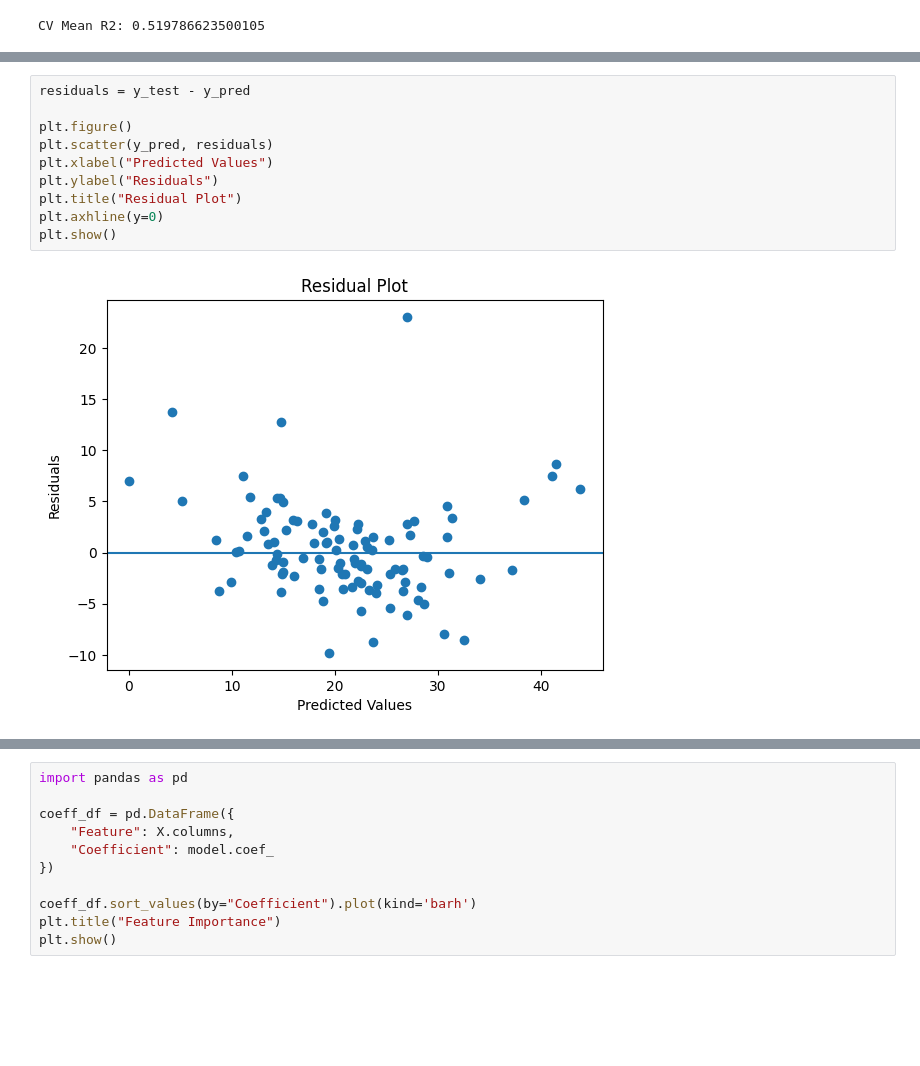
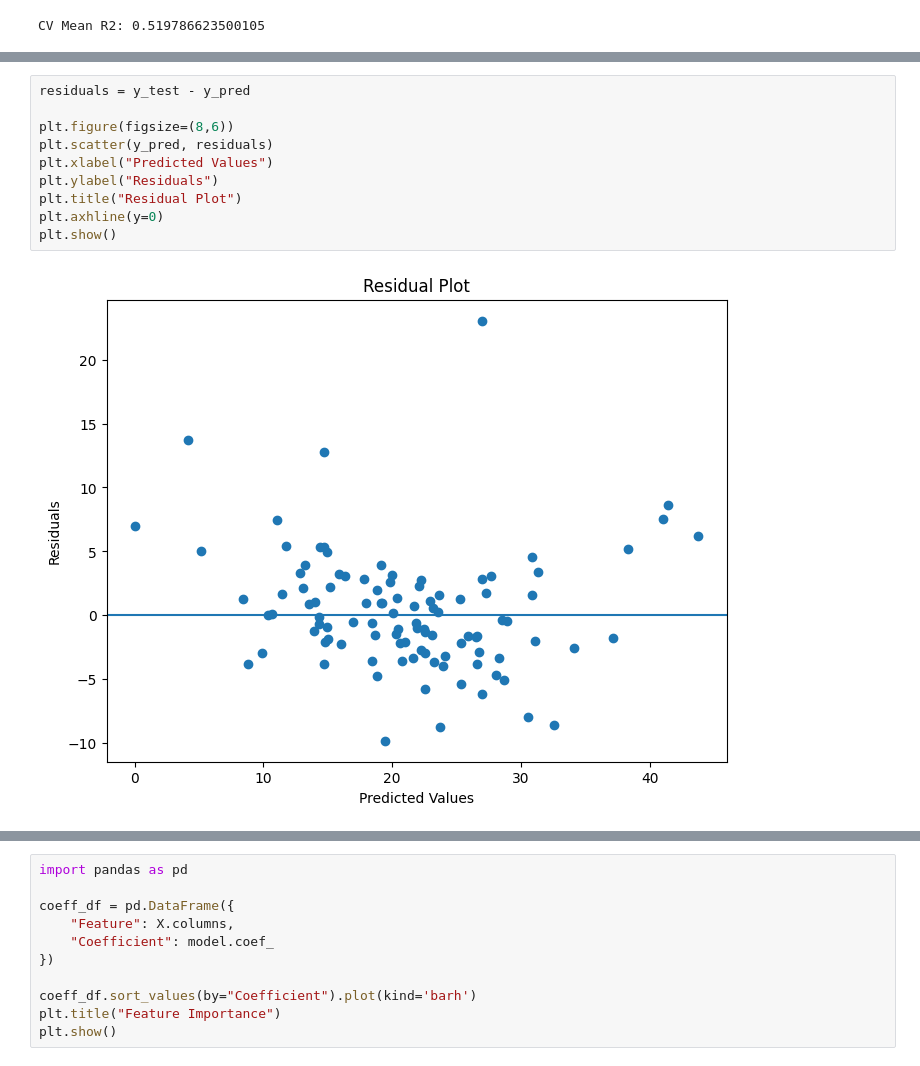
Before and after one commit to Ebin21/ML, a Jupyter notebook: House_Price2.ipynb, the cells around one changed output, grey strips where cells are left out. Drawn from its saved outputs; the diff is of its cells as text; blank space fills up the shorter version.

```diff
--- a/House_Price2.ipynb
+++ b/House_Price2.ipynb
@@ -141,13 +141,13 @@ plt.show()
 # %%
 residuals = y_test - y_pred
 
-plt.figure()
+plt.figure(figsize=(8,6))
 plt.scatter(y_pred, residuals)
 plt.xlabel("Predicted Values")
 plt.ylabel("Residuals")
 plt.title("Residual Plot")
 plt.axhline(y=0)
 plt.show()
 # %% [output]
-[figure, old version]
+[figure, new version]
 # %%
```
Also changed, not shown: parts of 2 cells of this notebook.
